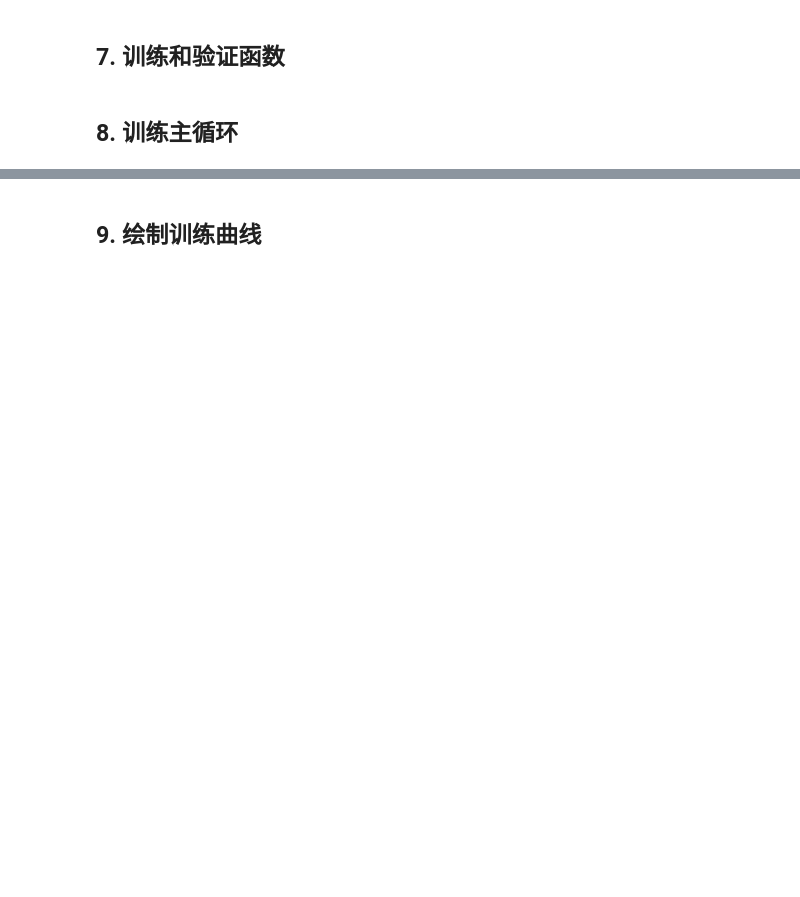
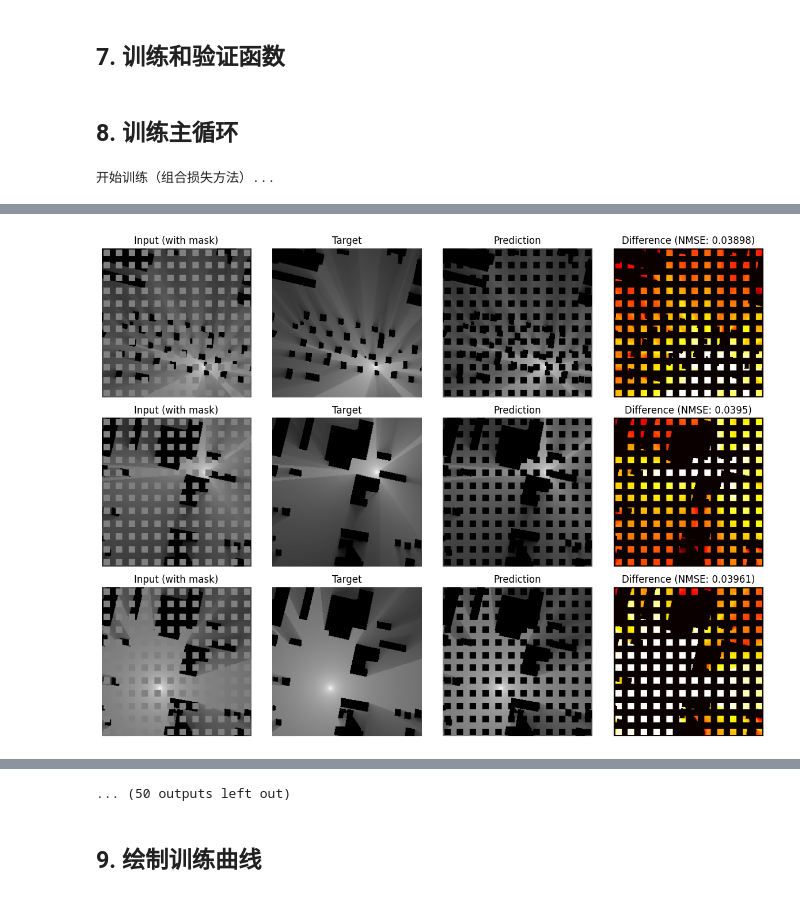
Before and after one commit to XCMB-haochi/2025-SmartCOM-FINAL-MaskedRadioMap-Pred, a Jupyter notebook: RadioMap_Completion_RMEGAN.ipynb, the cells around one changed output, grey strips where cells are left out. Cells and saved outputs as stored; diff of their text form; code cells hidden in the pictures; blank space fills up the shorter version.

```diff
--- a/RadioMap_Completion_RMEGAN.ipynb
+++ b/RadioMap_Completion_RMEGAN.ipynb
@@ -51,15 +55,15 @@ if torch.cuda.is_available():
 # %% [markdown]
 ## 2. 数据路径配置
 # %%
-# 数据路径
-BASE_PATH = r'E:\Ungraduate_Studies_UJS\Year2_I\智能通信技术基础\homeworks\03_Final_RadioMap_Completion'
-TRAIN_PATH = os.path.join(BASE_PATH, 'Data', 'train')
-TEST_PATH = os.path.join(BASE_PATH, 'Data', 'test(student)')
+# 数据路径（使用相对路径）
+# BASE_PATH为当前目录
+TRAIN_PATH = os.path.join('Data', 'train')
+TEST_PATH = os.path.join('Data', 'test(student)')
 MASK_PATH = os.path.join(TEST_PATH, 'mask.csv')
 
-# 输出路径
-OUTPUT_PATH = os.path.join(BASE_PATH, 'output')
-MODEL_PATH = os.path.join(BASE_PATH, 'models')
+# 输出路径 - 使用组合损失方法命名
+OUTPUT_PATH = 'output_combined_loss'
+MODEL_PATH = 'models_combined_loss'
 os.makedirs(OUTPUT_PATH, exist_ok=True)
 os.makedirs(MODEL_PATH, exist_ok=True)
 
@@ -503,18 +524,18 @@ def calculate_nmse(pred, target, mask=None):
 # 超参数设置
 class Config:
     # 数据相关
-    batch_size = 8
-    num_workers = 2
+    batch_size = 32
+    num_workers = 20
 
     # 模型相关
     model_type = 'resnet'  # 'resnet' or 'unet'
-    ngf = 64  # 生成器特征数
-    n_blocks = 4  # ResNet块数量
+    ngf = 96  # 生成器特征数
+    n_blocks = 6  # ResNet块数量
     use_dropout = False
 
     # 训练相关
-    epochs = 100
-    learning_rate = 0.0002
+    epochs = 50
+    learning_rate = 0.0003
     beta1 = 0.5  # Adam优化器参数
     beta2 = 0.999
 
@@ -525,8 +546,8 @@ class Config:
 
     # 其他
     save_interval = 10  # 每N个epoch保存一次模型
-    log_interval = 100  # 每N个batch打印一次日志
-    val_interval = 5  # 每N个epoch验证一次
+    log_interval = 10  # 每N个batch打印一次日志
+    val_interval = 1  # 每N个epoch验证一次
 
 config = Config()
 
@@ -701,6 +738,7 @@ criterion = CombinedLoss(
     tv_weight=config.tv_weight,
     grad_weight=config.grad_weight
 )
+criterion = criterion.to(device)  # 将损失函数也移动到GPU
 
 # 优化器
 optimizer = optim.Adam(
@@ -724,7 +762,7 @@ best_val_nmse = float('inf')
 best_epoch = 0
 
 # 训练循环
-print("开始训练...")
+print("开始训练（组合损失方法）...")
 for epoch in range(1, config.epochs + 1):
     # 训练
     train_loss, train_nmse = train_epoch(
@@ -741,8 +779,8 @@ for epoch in range(1, config.epochs + 1):
         history['val_loss'].append(val_loss)
         history['val_nmse'].append(val_nmse)
 
-        print(f"\nEpoch {epoch}: Train Loss: {train_loss:.4f}, Train NMSE: {train_nmse:.4f}")
-        print(f"         Val Loss: {val_loss:.4f}, Val NMSE: {val_nmse:.4f}")
+        print(f"\nEpoch {epoch}: Train Loss: {train_loss:.4g}, Train NMSE: {train_nmse:.4g}")
+        print(f"         Val Loss: {val_loss:.4g}, Val NMSE: {val_nmse:.4g}")
 
         # 保存最佳模型
         if val_nmse < best_val_nmse:
@@ -754,10 +792,10 @@ for epoch in range(1, config.epochs + 1):
                 'optimizer_state_dict': optimizer.state_dict(),
                 'val_nmse': val_nmse,
             }, os.path.join(MODEL_PATH, 'best_model.pth'))
-            print(f"保存最佳模型 (NMSE: {val_nmse:.4f})")
+            print(f"保存最佳模型 (NMSE: {val_nmse:.4g})")
 
         # 可视化结果
-        if epoch % 20 == 0:
+        if epoch % 5 == 0:
             visualize_results(model, val_loader, device, num_samples=3)
 
     # 调整学习率
@@ -772,4 +810,6 @@ for epoch in range(1, config.epochs + 1):
             'history': history,
         }, os.path.join(MODEL_PATH, f'checkpoint_epoch_{epoch}.pth'))
 
-print(f"\n训练完成! 最佳模型: Epoch {best_epoch}, NMSE: {best_val_nmse:.4f}")
+print(f"\n训练完成! 最佳模型: Epoch {best_epoch}, NMSE: {best_val_nmse:.4g}")
+# %% [output]
+开始训练（组合损失方法）...
@@ -775,0 +829 @@ print(f"\n训练完成! 最佳模型: Epoch {best_epoch}, NMSE: {best_val_nmse:.
+[figure, added]
@@ -776,3 +843,4 @@ print(f"\n训练完成! 最佳模型: Epoch {best_epoch}, NMSE: {best_val_nmse:.
+... (50 outputs left out)
 # %% [markdown]
 ## 9. 绘制训练曲线
 # %%
```
Also changed, not shown: parts of 12 cells of this notebook, 19 other files.
